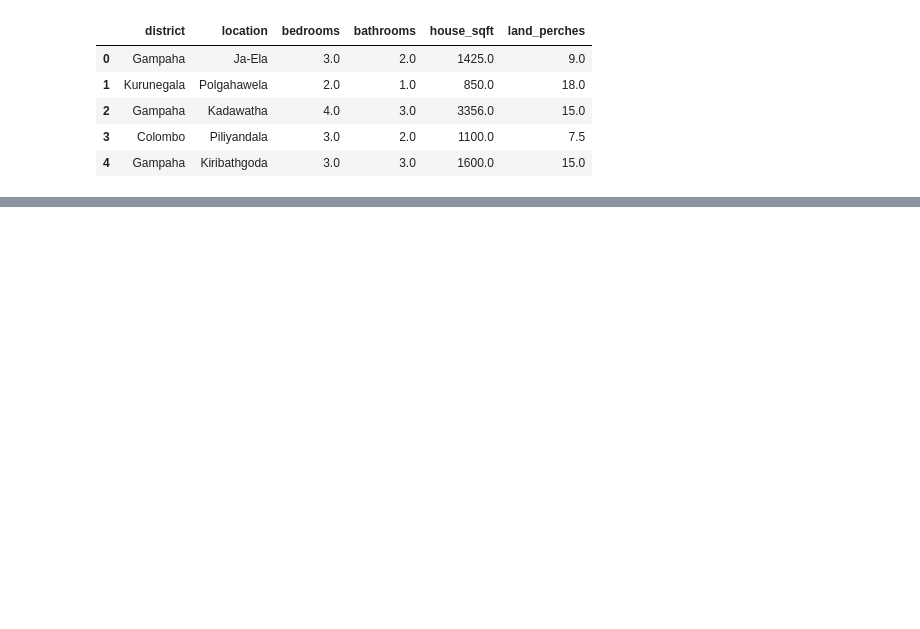
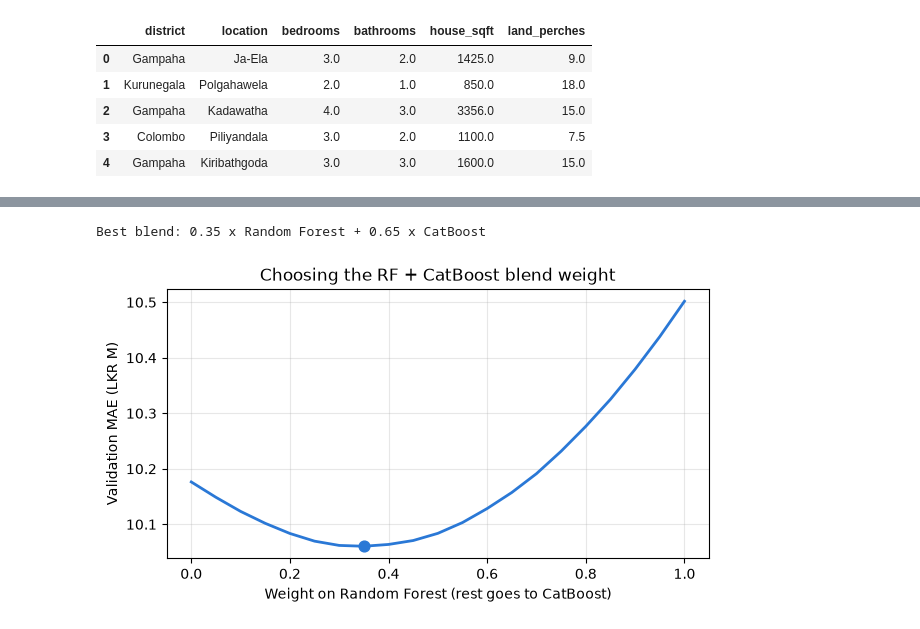
Before and after one commit to ML-Assignment-1/bagging-boosting-stacking, a Jupyter notebook: ML_assignment.ipynb, the cells around one changed output, grey strips where cells are left out. Drawn from its saved outputs; the diff is of its cells as text; code cells hidden in the pictures; blank space fills up the shorter version.

```diff
--- a/ML_assignment.ipynb
+++ b/ML_assignment.ipynb
@@ -530,3 +549,7 @@ def make_preprocessor():
         ("numeric", numeric_pipeline, numeric_features),
         ("categorical", categorical_pipeline, categorical_features)
     ])
+
+# Test-set predictions and training times, filled in as each model is trained
+predictions = {}
+train_times = {}
@@ -557,6 +580,9 @@ rf_pipeline = Pipeline([
     ))
 ])
 
+start = time.time()
 rf_pipeline.fit(X_train, y_train)
+train_times["Random Forest"] = time.time() - start
 
 rf_predictions = rf_pipeline.predict(X_test)
+predictions["Random Forest"] = rf_predictions
@@ -581,6 +607,9 @@ xgb_pipeline = Pipeline([
     ))
 ])
 
+start = time.time()
 xgb_pipeline.fit(X_train, y_train)
+train_times["XGBoost"] = time.time() - start
 
 xgb_predictions = xgb_pipeline.predict(X_test)
+predictions["XGBoost"] = xgb_predictions
@@ -687,0 +644,34 @@ plt.show()
+# %%
+from sklearn.base import clone
+from sklearn.metrics import mean_absolute_error
+
+val_split = int(len(X_train) * 0.8)
+X_fit, X_val = X_train.iloc[:val_split], X_train.iloc[val_split:]
+y_fit, y_val = y_train.iloc[:val_split], y_train.iloc[val_split:]
+
+rf_val = clone(rf_pipeline).fit(X_fit, y_fit).predict(X_val)
+cat_val = clone(cat_pipeline).fit(X_fit, y_fit).predict(X_val)
+
+weights = np.linspace(0, 1, 21)
+val_mae = [
+    mean_absolute_error(y_val, w * rf_val + (1 - w) * cat_val)
+    for w in weights
+]
+best_w = float(weights[int(np.argmin(val_mae))])
+print(f"Best blend: {best_w:.2f} x Random Forest + {1 - best_w:.2f} x CatBoost")
+
+hybrid_predictions = best_w * rf_predictions + (1 - best_w) * cat_predictions
+predictions["Hybrid RF + CatBoost"] = hybrid_predictions
+train_times["Hybrid RF + CatBoost"] = train_times["Random Forest"] + train_times["CatBoost"]
+
+plt.figure(figsize=(7, 3.5))
+plt.plot(weights, val_mae, color="#2a78d6", linewidth=2)
+plt.scatter([best_w], [min(val_mae)], color="#2a78d6", s=60, zorder=3)
+plt.xlabel("Weight on Random Forest (rest goes to CatBoost)")
+plt.ylabel("Validation MAE (LKR M)")
+plt.title("Choosing the RF + CatBoost blend weight")
+plt.grid(alpha=0.3)
+plt.show()
+# %% [output]
+Best blend: 0.35 x Random Forest + 0.65 x CatBoost
+[figure, added]
```
Also changed, not shown: parts of 66 cells of this notebook, 7 other files.
